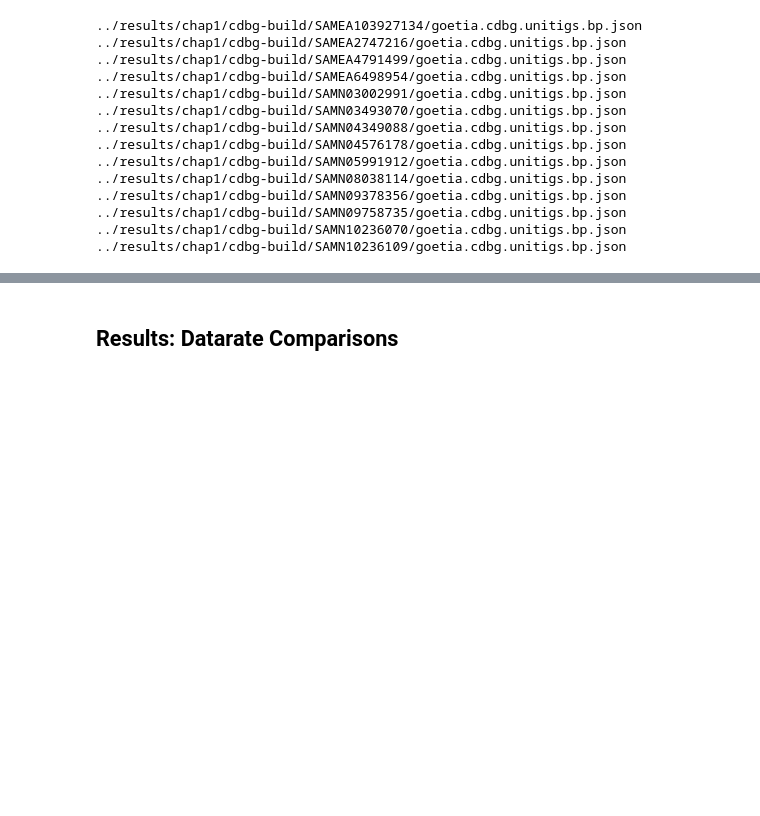
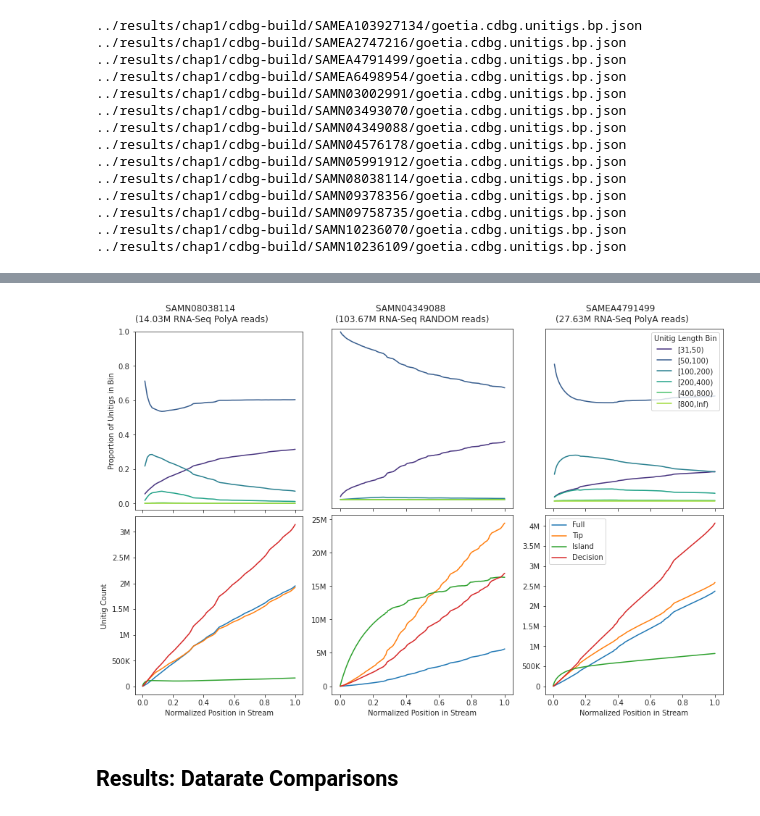
Before and after one commit to camillescott/dissertation, a Jupyter notebook: notebooks/Chapter One.ipynb, the cells around one changed output, grey strips where cells are left out. Drawn from its saved outputs; the diff is of its cells as text; code cells hidden in the pictures; blank space fills up the shorter version.

```diff
--- a/notebooks/Chapter One.ipynb
+++ b/notebooks/Chapter One.ipynb
@@ -375,3 +410,56 @@ with sns.axes_style("ticks"), \
+# %%
+human  = meta.query('scientific_name == "Homo sapiens"').index
+
+with sns.axes_style("ticks"), \
+     SubFigureManager(show=True,
+                      subfigs='col',
+                      ncols=len(human),
+                      nrows=2,
+                      subplot_kwds=dict(sharex=True),
+                      figsize=(12,8)) as (fig, subfigs, subaxes):
+
+    for i, (sample_name, subfig, subax) in enumerate(zip(human, subfigs, subaxes)):
+        tax, bax = subax
+        legend = True if i == len(human) - 1 else False
+
+        fdf = prop_frag_df.query(f'sample_name == "{sample_name}"')
+        mdf = cdbg_metrics_df.query(f'sample_name == "{sample_name}"')[['t', 't_norm', 'seq_t', 'n_full', 'n_tips', 'n_islands', 'n_dnodes']]
+        n_reads = mdf['seq_t'].max()
+        mdf = mdf.melt(id_vars=['t', 't_norm', 'seq_t'], var_name='Node Type', value_name='Unitig Count')
+
+        with sns.color_palette("viridis"):
+            sns.lineplot(data=fdf, x='t_norm', y='value',  hue='Unitig Length Bin', legend=legend, lw=1.5, ax=tax)
+
+        sns.lineplot(data=mdf, x='t_norm', y='Unitig Count',  hue='Node Type', legend=legend, lw=1.5, ax=bax)
+        bax.set_xlabel('Normalized Position in Stream')
+
+        #tax.get_xaxis().set_visible(False)
+        if i == 0:
+            tax.set_ylabel('Proportion of Unitigs in Bin')
+            #bax.set_ylabel('Proportion of Unitigs of Type')
+        else:
+            tax.set_ylabel('')
+            bax.set_ylabel('')
+            tax.get_yaxis().set_visible(False)
+            #bax.get_yaxis().set_visible(False)
+
+        tax.set_ylim(ymax=1.0)
+        bax.yaxis.set_major_formatter(numerize_fmtr)
+
+        subfig.suptitle(sample_desc(sample_name, meta, primary='accession', n_reads=n_reads, multiline=True))
+
+        if legend:
+            tax.legend(loc='upper right', title='Unitig Length Bin')
+            bax.legend(['Full', 'Tip', 'Island', 'Decision'])
+        else:
+            pass
+            #tax.legend(bbox_to_anchor=(1.1, .5), loc='center right', title='Unitig Length Bin')
+
+    #tax, bax = subaxes[-1]
+    #tax.axis('off')
+    #bax.axis('off')
+# %% [output]
+[figure, added]
 # %% [markdown]
 ## Results: Datarate Comparisons
 # %%
```
Also changed, not shown: parts of 21 cells of this notebook.
